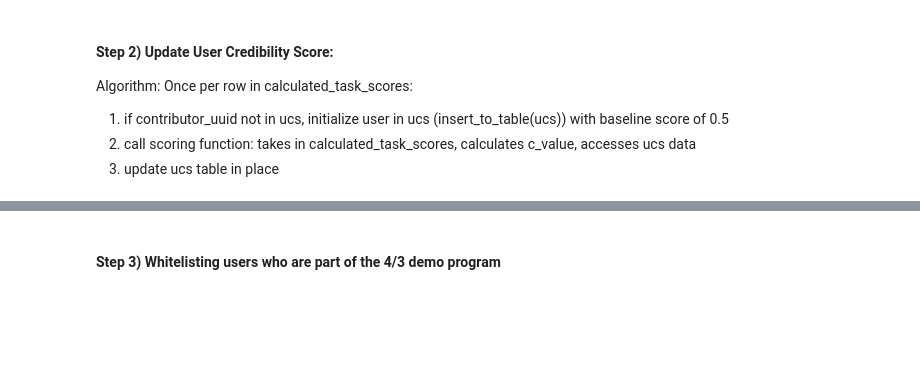
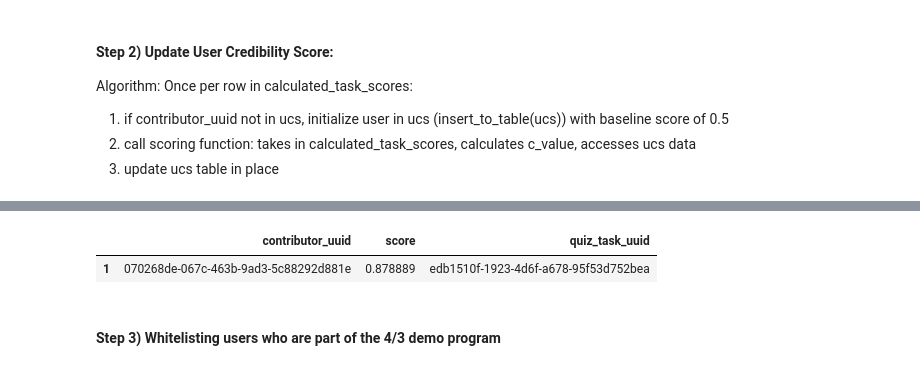
Before and after one commit to ethanpang5/user-monitoring, a Jupyter notebook: ucs-update-algorithm/pipeline.ipynb, the cells around one changed output, grey strips where cells are left out. Drawn from its saved outputs; the diff is of its cells as text; code cells hidden in the pictures; blank space fills up the shorter version.

```diff
--- a/ucs-update-algorithm/pipeline.ipynb
+++ b/ucs-update-algorithm/pipeline.ipynb
@@ -645,3 +723,8 @@ def ucs_update_score(user_id):
+# %%
+calculated_task_scores[calculated_task_scores['contributor_uuid'] == '070268de-067c-463b-9ad3-5c88292d881e']
+# %% [output]
+|  | contributor_uuid | score | quiz_task_uuid |
+| 1 | 070268de-067c-463b-9ad3-5c88292d881e | 0.878889 | edb1510f-1923-4d6f-a678-95f53d752bea |
 # %% [markdown]
 #### Step 3) Whitelisting users who are part of the 4/3 demo program
 # %%
```
Also changed, not shown: parts of 17 cells of this notebook, 1 other file.
